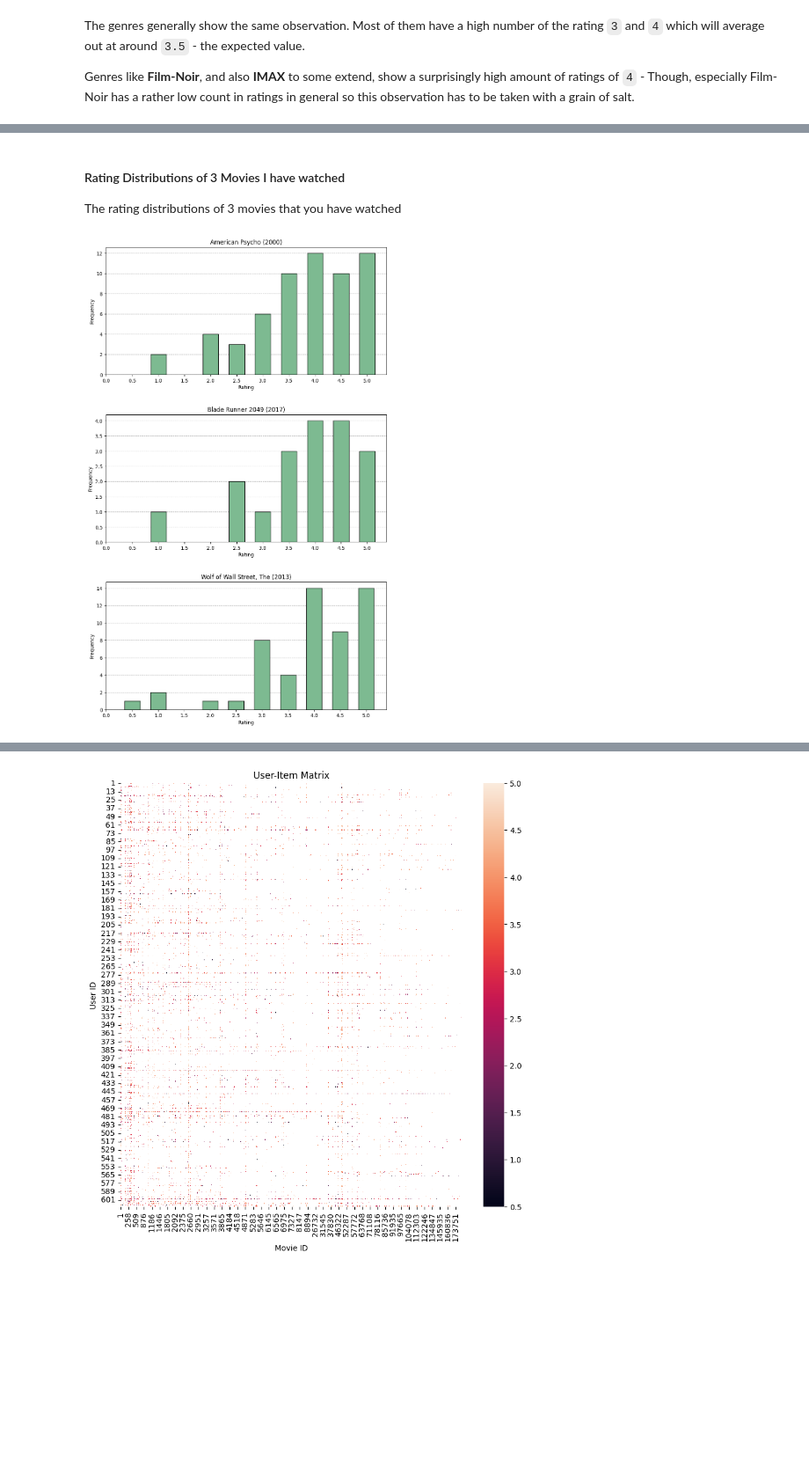
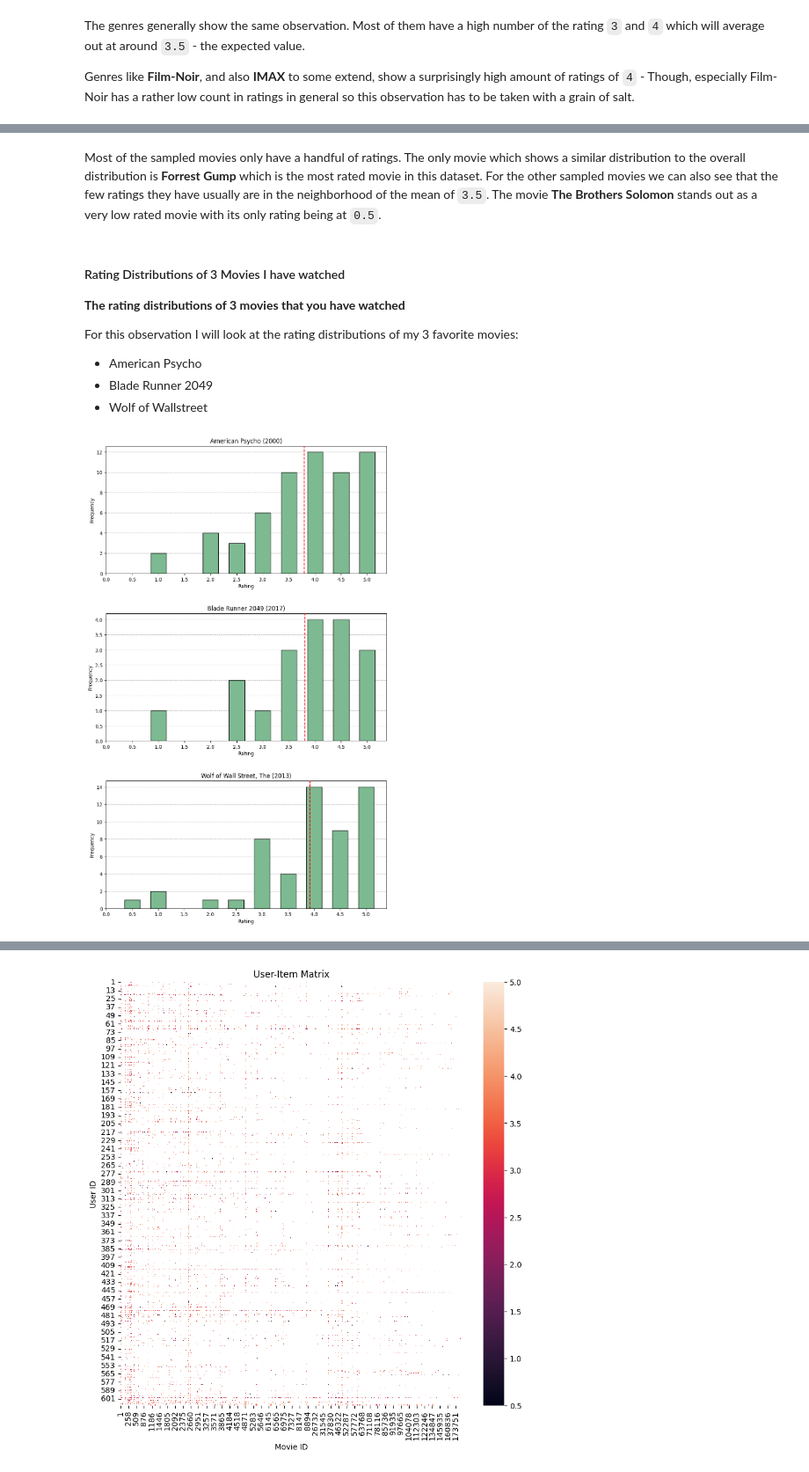
Before and after one commit to okaynils/fhnw-ds-rsy, a Jupyter notebook: MiniChallenge/RSY_ MiniChallenge_FS24.ipynb, the cells around one changed output, grey strips where cells are left out. Shown at 88% size. Saved outputs shown, nothing was run; the diff lists cells and outputs as text; code cells hidden in the pictures; blank space fills up the shorter version.

```diff
--- a/MiniChallenge/RSY_ MiniChallenge_FS24.ipynb
+++ b/MiniChallenge/RSY_ MiniChallenge_FS24.ipynb
@@ -237,26 +305,34 @@ plt.show()
+# %% [markdown]
+Most of the sampled movies only have a handful of ratings. The only movie which shows a similar distribution to the overall distribution is **Forrest Gump** which is the most rated movie in this dataset. For the other sampled movies we can also see that the few ratings they have usually are in the neighborhood of the mean of `3.5`. The movie **The Brothers Solomon** stands out as a very low rated movie with its only rating being at `0.5`.
 # %% [markdown]
 #### Rating Distributions of 3 Movies I have watched
-The rating distributions of 3 movies that you have watched
+**The rating distributions of 3 movies that you have watched**
+
+For this observation I will look at the rating distributions of my 3 favorite movies:
+- American Psycho
+- Blade Runner 2049
+- Wolf of Wallstreet
 # %%
 my_movies = ['American Psycho (2000)',
              'Blade Runner 2049 (2017)',
              'Wolf of Wall Street, The (2013)']
 
 fig, axes = plt.subplots(nrows=3, ncols=1, figsize=(10, 15))
 fig.tight_layout(pad=6.0)
 
 for i, movie_title in enumerate(my_movies):
     movie_ratings = df_movieratings[df_movieratings['title'] == movie_title]['rating']
     rating_counts = movie_ratings.value_counts().sort_index()
 
     axes[i].bar(rating_counts.index, rating_counts.values, edgecolor='black', zorder=3, width=0.3)
+    axes[i].axvline(x=movie_ratings.mean(), color='red', linestyle='--', label='Mean Rating', zorder=3)
     axes[i].set_title(movie_title)
     axes[i].set_xlabel('Rating')
     axes[i].set_ylabel('Frequency')
     axes[i].set_xticks(np.arange(0, 5.5, 0.5))
 
     axes[i].grid(axis='y', linestyle='--', zorder=0)
 
 plt.show()
 # %% [output]
-[figure, old version]
+[figure, new version]
```
Also changed, not shown: parts of 41 cells of this notebook.
